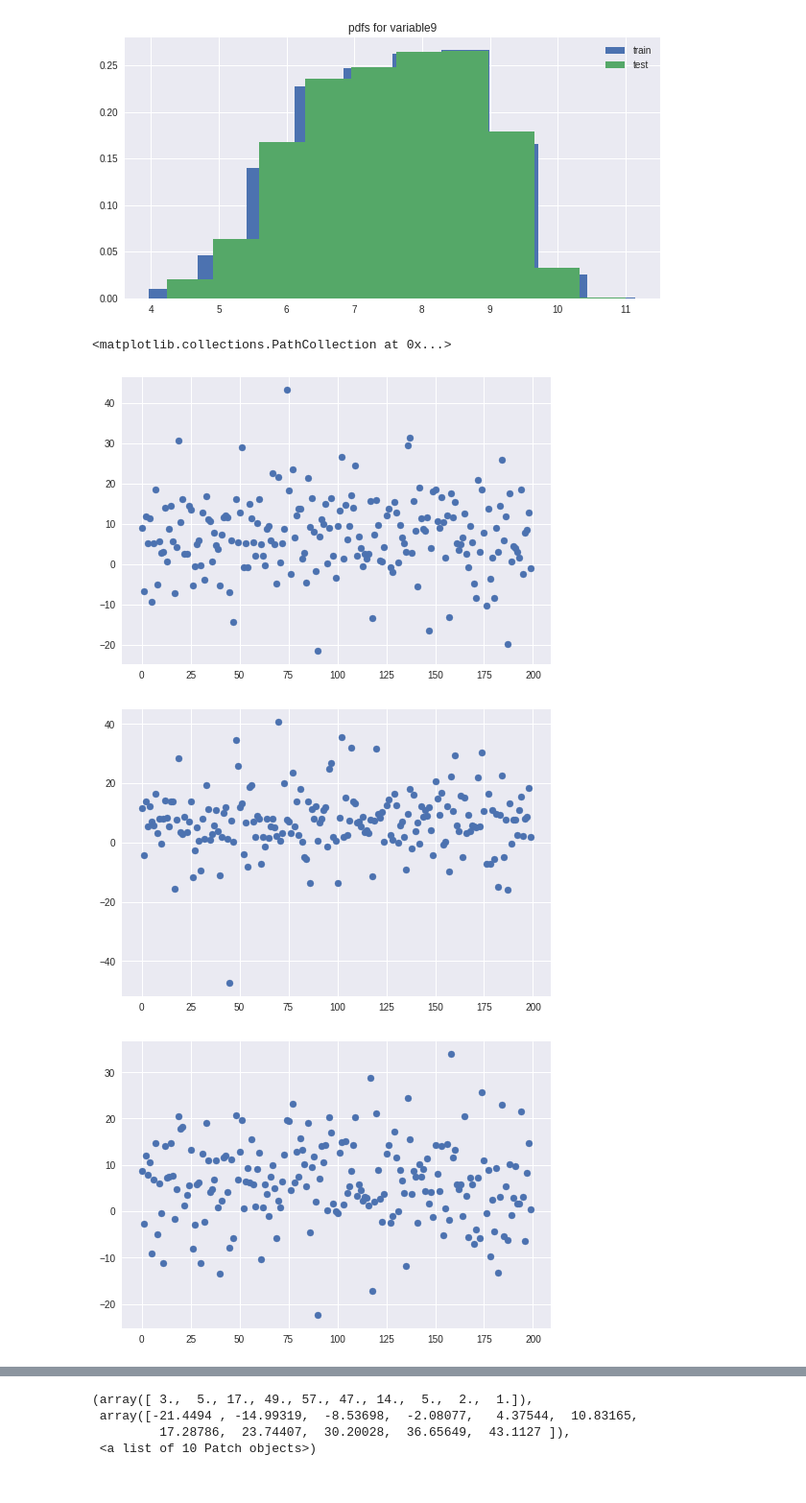
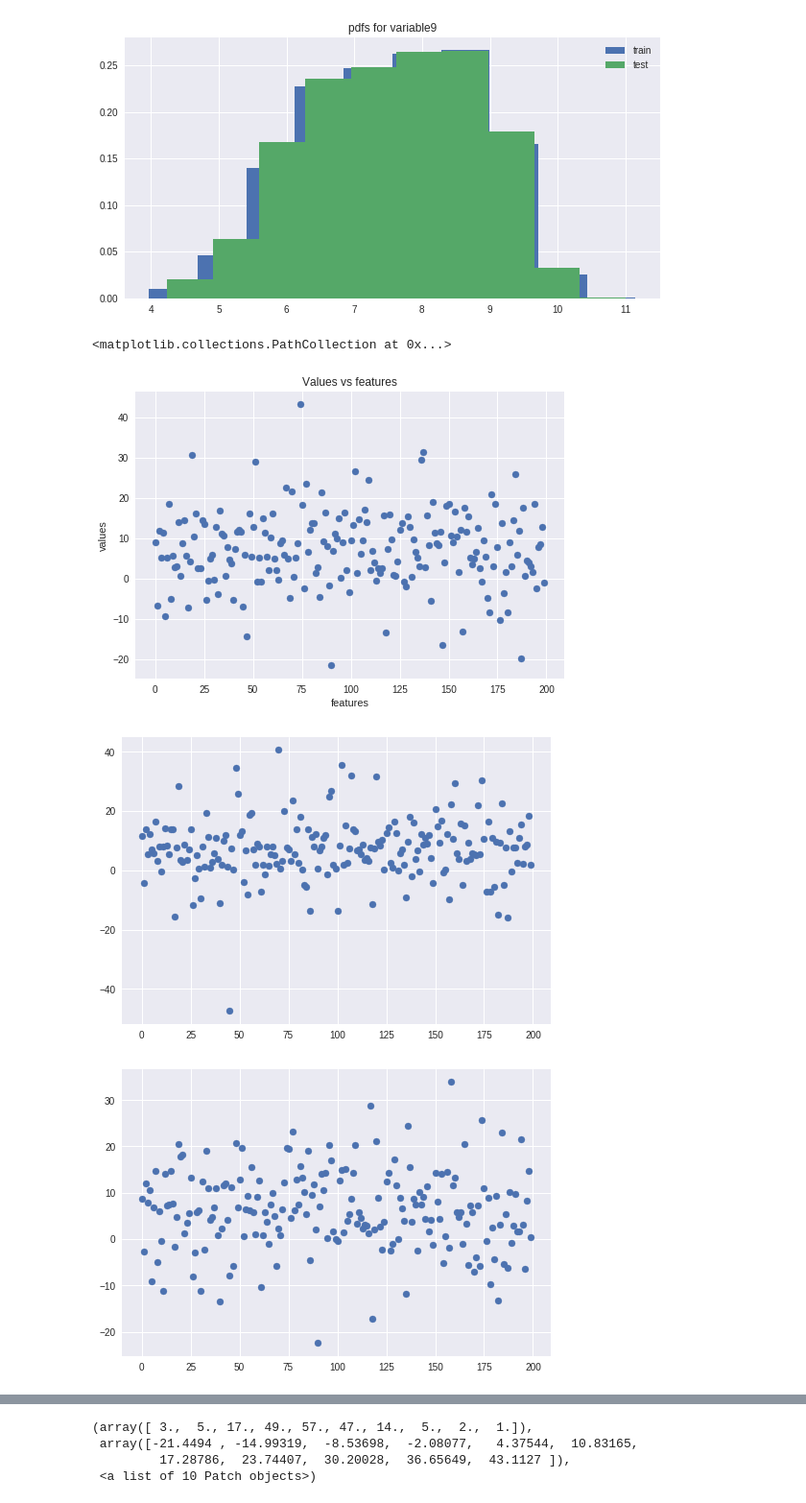
Before and after one commit to AstroBoy1/santander, a Jupyter notebook: eda.ipynb, the cells around one changed output, grey strips where cells are left out. Shown at 96% size. Saved outputs shown, nothing was run; the diff lists cells and outputs as text; code cells hidden in the pictures.

```diff
--- a/eda.ipynb
+++ b/eda.ipynb
@@ -239,12 +239,15 @@ for i in range(10):
 [figure]
 # %%
 plt.scatter(list(range(200)), train_data_x[0])
+plt.xlabel("features")
+plt.ylabel("values")
+plt.title("Values vs features")
 plt.figure()
 plt.scatter(list(range(200)), train_data_x[1])
 plt.figure()
 plt.scatter(list(range(200)), train_data_x[2])
 # %% [output]
 <matplotlib.collections.PathCollection at 0x...>
-[figure, old version]
+[figure, new version]
 [figure]
 [figure]
```
Also changed, not shown: parts of 1 cell of this notebook.
